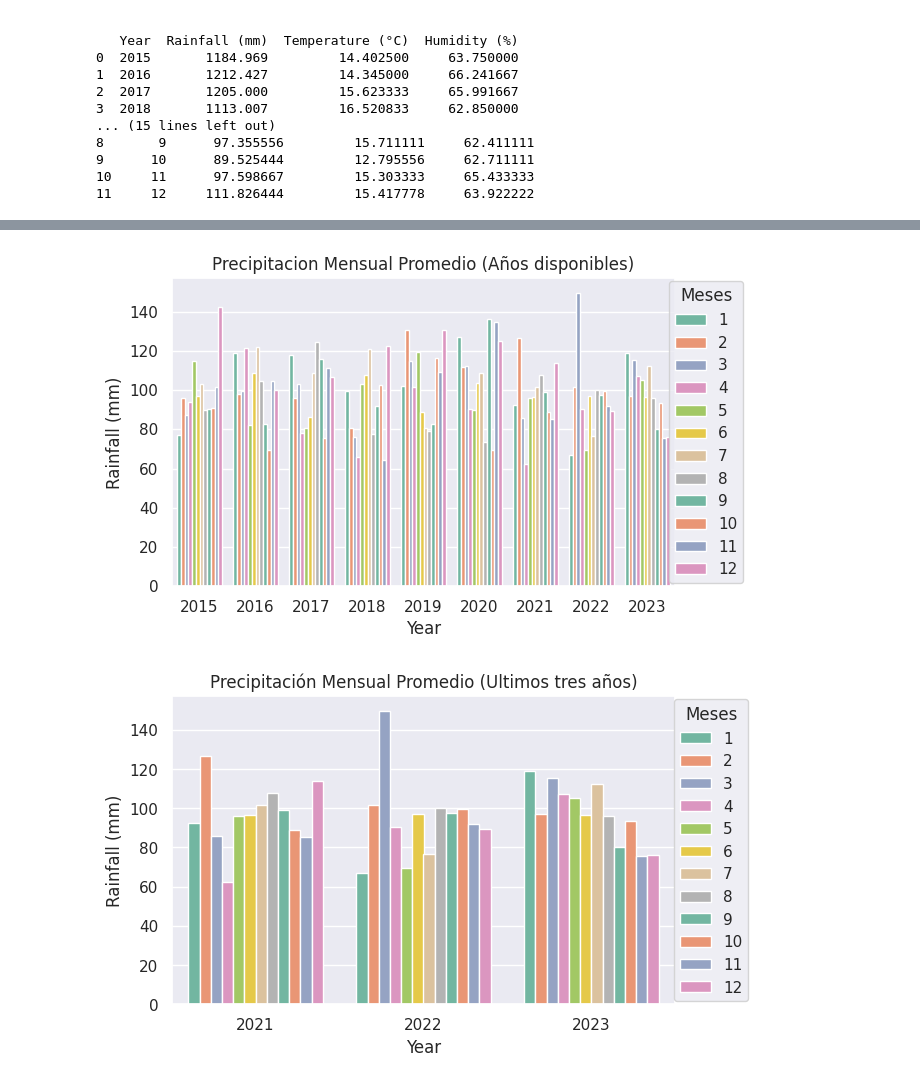
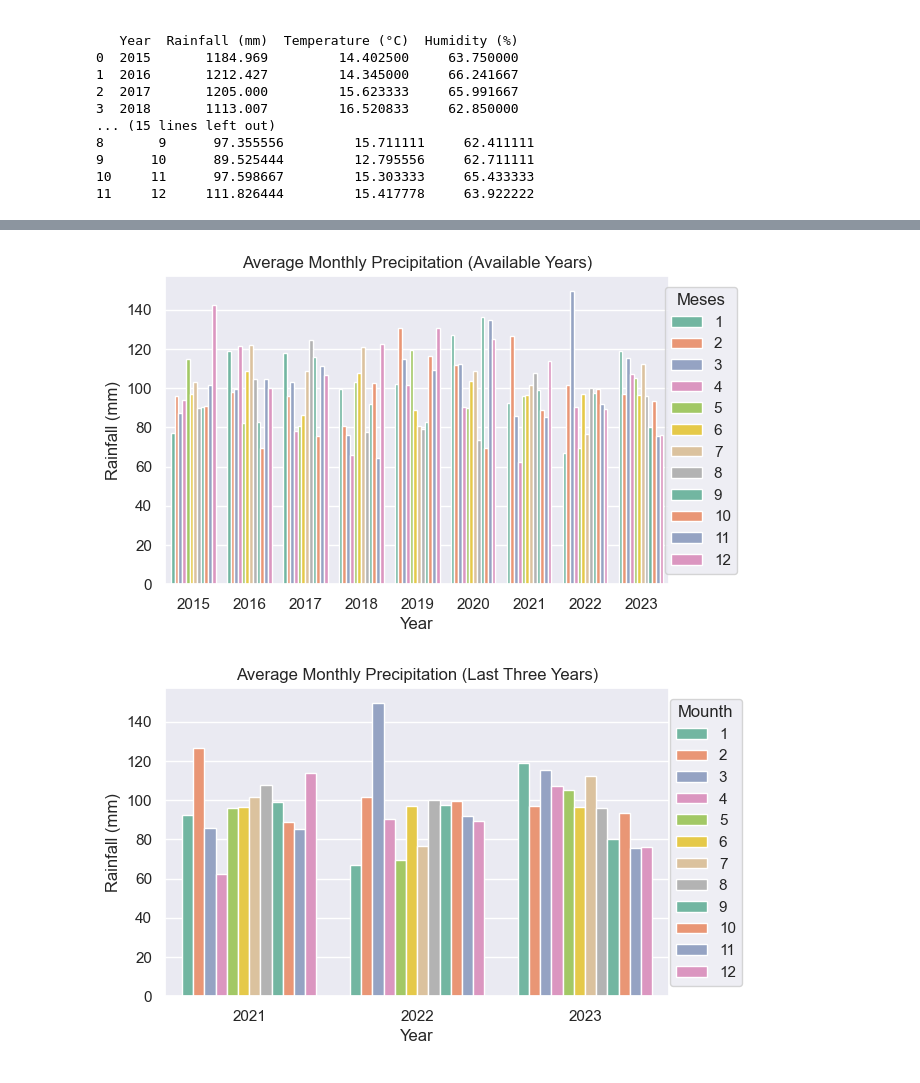
Before and after one commit to Luitz1/Projects, a Jupyter notebook: Data Analyst Projects/1_example_weather/exp_weather_1.ipynb, the cells around one changed output, grey strips where cells are left out. Drawn from its saved outputs; the diff is of its cells as text; code cells hidden in the pictures.

```diff
--- a/Data Analyst Projects/1_example_weather/exp_weather_1.ipynb
+++ b/Data Analyst Projects/1_example_weather/exp_weather_1.ipynb
@@ -347,20 +356,20 @@ sns.barplot(data = datapmesyear, x = "Year", y = "Rainfall (mm)",
             hue ="Month", palette="Set2")
 
 ax.legend(loc='right', bbox_to_anchor=(1.15, 0.5), ncol=1,title="Meses")
-ax.set_title("Precipitacion Mensual Promedio (Años disponibles)")
+ax.set_title("Average Monthly Precipitation (Available Years)")
 plt.show()
 # %% [output]
-[figure, old version]
+[figure, new version]
 # %%
 fig, ax = plt.subplots(figsize = (6.5,4))
 sns.barplot(data = datapmesyear[datapmesyear["Year"] >= 2021],
             x = "Year", y = "Rainfall (mm)", hue ="Month", palette="Set2")
 
-ax.legend(loc='right', bbox_to_anchor=(1.16, 0.5), ncol=1,title="Meses")
-ax.set_title("Precipitación Mensual Promedio (Ultimos tres años)")
+ax.legend(loc='right', bbox_to_anchor=(1.16, 0.5), ncol=1,title="Mounth")
+ax.set_title("Average Monthly Precipitation (Last Three Years)")
 plt.show()
 # %% [output]
-[figure, old version]
+[figure, new version]
 # %%
 ig, ax = plt.subplots(figsize = (6.5,4))
 sns.barplot(data = datapmesyear, x = "Month",
```
Also changed, not shown: parts of 46 cells of this notebook.
